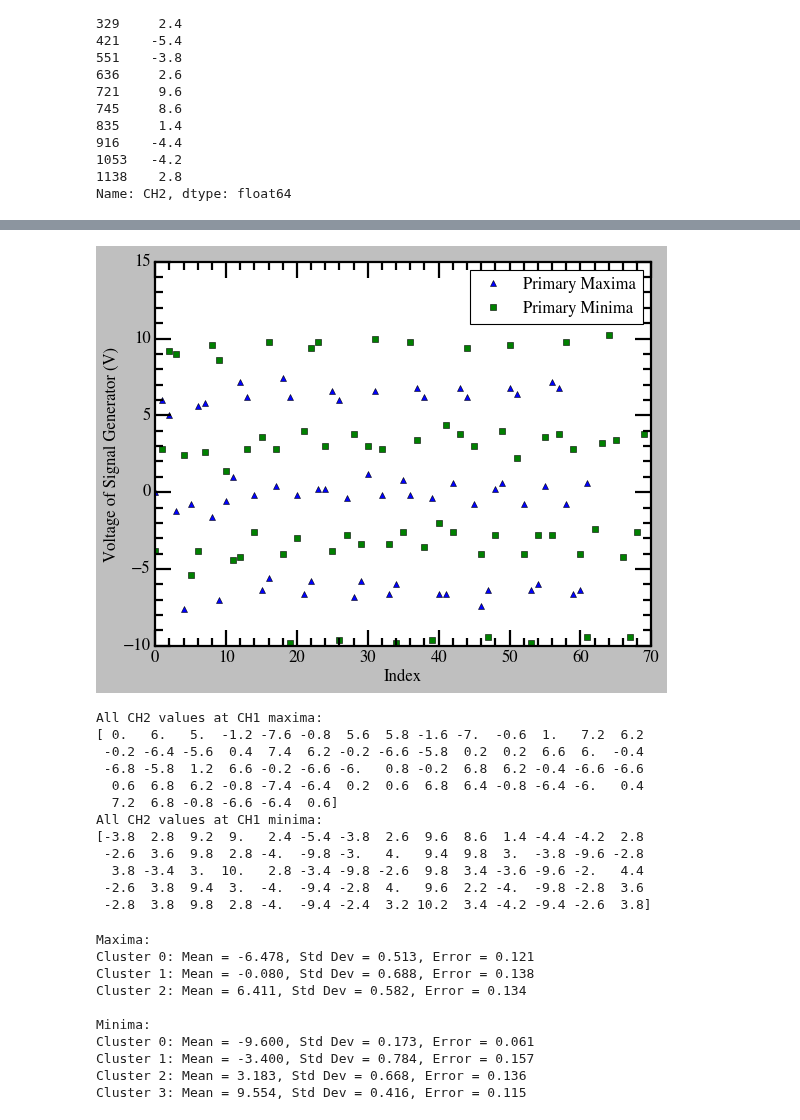
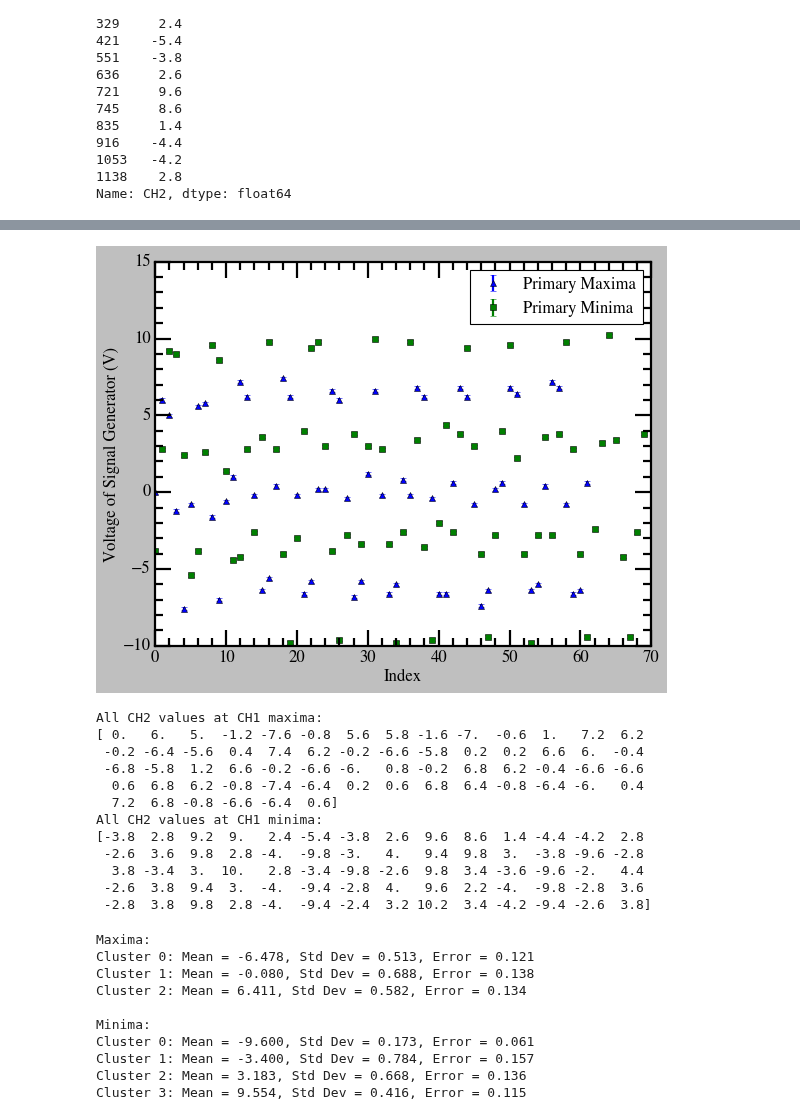
Before and after one commit to vinh-qtran/mit-jlab-sp25, a Jupyter notebook: michelson/michelson.ipynb, the cells around one changed output, grey strips where cells are left out. Drawn from its saved outputs; the diff is of its cells as text; code cells hidden in the pictures.

```diff
--- a/michelson/michelson.ipynb
+++ b/michelson/michelson.ipynb
@@ -170,6 +326,7 @@ Name: CH2, dtype: float64
 # %%
 import numpy as np
 import pandas as pd
+import matplotlib.pyplot as plt
 from scipy.signal import find_peaks
 
 # List of file names (adjust the paths as needed)
@@ -204,42 +361,46 @@ for file in file_list:
                      usecols=[0, 1, 2])
 
     # Compute the time axis
     df['time'] = start + df['Sequence'] * increment
 
     # --- Extract primary peaks from CH1 ---
     # Find primary maxima in CH1
     primary_max_indices, _ = find_peaks(df['CH1'], prominence=prominence_threshold, distance=min_distance)
     # Find primary minima in CH1 by inverting the signal
     primary_min_indices, _ = find_peaks(-df['CH1'], prominence=prominence_threshold, distance=min_distance)
 
     # --- Append the corresponding CH2 values to the overall lists ---
-    # Optionally, if you wish to scale the CH2 values (e.g., divide by 10), do it here.
     all_maxima.extend(df.loc[primary_max_indices, 'CH2'].tolist())
     all_minima.extend(df.loc[primary_min_indices, 'CH2'].tolist())
 
-all_maxima = np.array(all_maxima)/10
-all_minima = np.array(all_minima)/10
+# Scale the voltage values (for example, dividing by 10)
+all_maxima = np.array(all_maxima) / 10
+all_minima = np.array(all_minima) / 10
 
-plt.plot(all_maxima, '^',label='Primary Maxima')
-plt.plot(all_minima, 's',label='Primary Minima')
+# Define a constant error value for the voltage (in Volts)
+voltage_error = 0.1
+
+# Plot with error bars using plt.errorbar
+plt.figure()
+plt.errorbar(np.arange(len(all_maxima)), all_maxima, yerr=voltage_error, fmt='^',
+             label='Primary Maxima', capsize=3)
+plt.errorbar(np.arange(len(all_minima)), all_minima, yerr=voltage_error, fmt='s',
+             label='Primary Minima', capsize=3)
 plt.xlabel('Index')
 plt.ylabel('Voltage of Signal Generator (V)')
 plt.legend()
 plt.savefig('Primary_Maxima_Minima.png', dpi=300, bbox_inches='tight')
 plt.show()
-
-all_maxima = np.array(all_maxima)
-all_minima = np.array(all_minima)
 
 print("All CH2 values at CH1 maxima:")
 print(all_maxima)
 print("All CH2 values at CH1 minima:")
 print(all_minima)
 
 np.savetxt('Primary_Maxima.csv', all_maxima)
 np.savetxt('Primary_Minima.csv', all_minima)
 # %% [output]
-[figure, old version]
+[figure, new version]
 All CH2 values at CH1 maxima:
 [ 0.   6.   5.  -1.2 -7.6 -0.8  5.6  5.8 -1.6 -7.  -0.6  1.   7.2  6.2
  -0.2 -6.4 -5.6  0.4  7.4  6.2 -0.2 -6.6 -5.8  0.2  0.2  6.6  6.  -0.4
```
Also changed, not shown: parts of 3 cells of this notebook, 16 other files.
